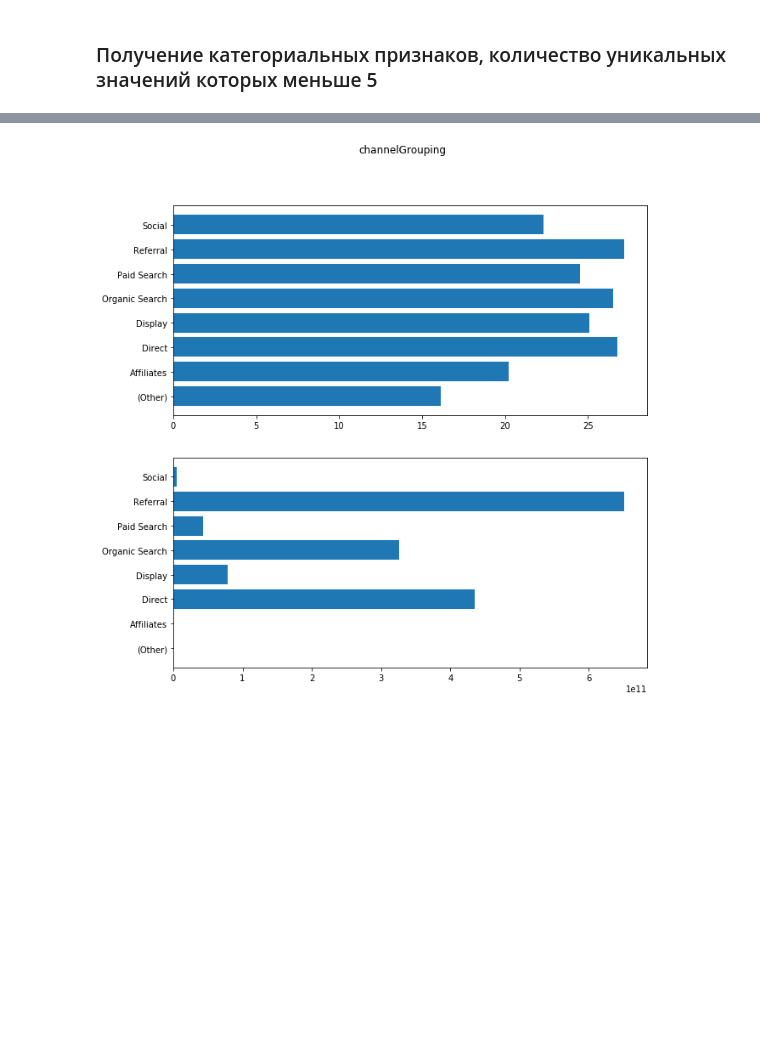
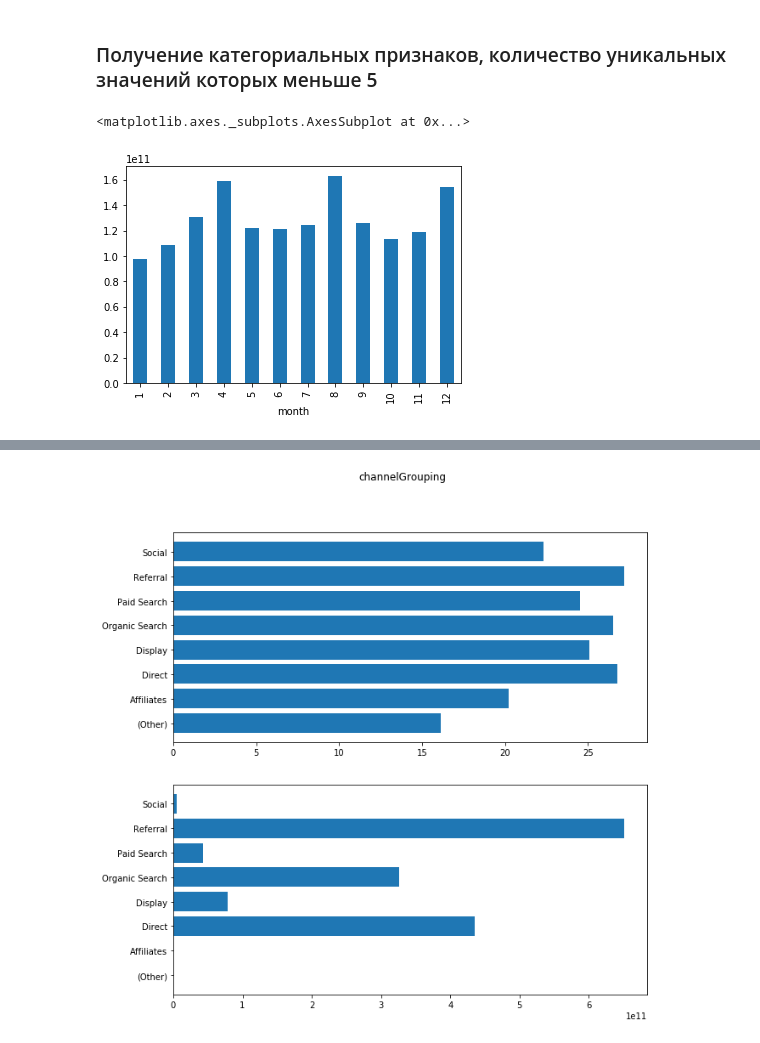
Before and after one commit to Knzaytsev/IntroductionToML, a Jupyter notebook: 3 lab/3 lab.ipynb, the cells around one changed output, grey strips where cells are left out. Cells and saved outputs as stored; diff of their text form; code cells hidden in the pictures; blank space fills up the shorter version.

```diff
--- a/3 lab/3 lab.ipynb
+++ b/3 lab/3 lab.ipynb
@@ -121,3 +122,12 @@ train = train.drop('pageviews', axis=1)
 for c in train:
     if 2 < train[c].nunique() < 5:
         train[c] = train[c].astype('category').cat.codes
+# %%
+test = train
+test['year'] = test.date.dt.year
+test['month'] = test.date.dt.month
+grouped = test.groupby(['month', 'year']).agg({'fullVisitorId' : 'count', 'transactionRevenue' : 'sum'}).reset_index()
+grouped.groupby('month').transactionRevenue.sum().plot(kind='bar')
+# %% [output]
+<matplotlib.axes._subplots.AxesSubplot at 0x...>
+[figure, added]
```
Also changed, not shown: parts of 13 cells of this notebook.
